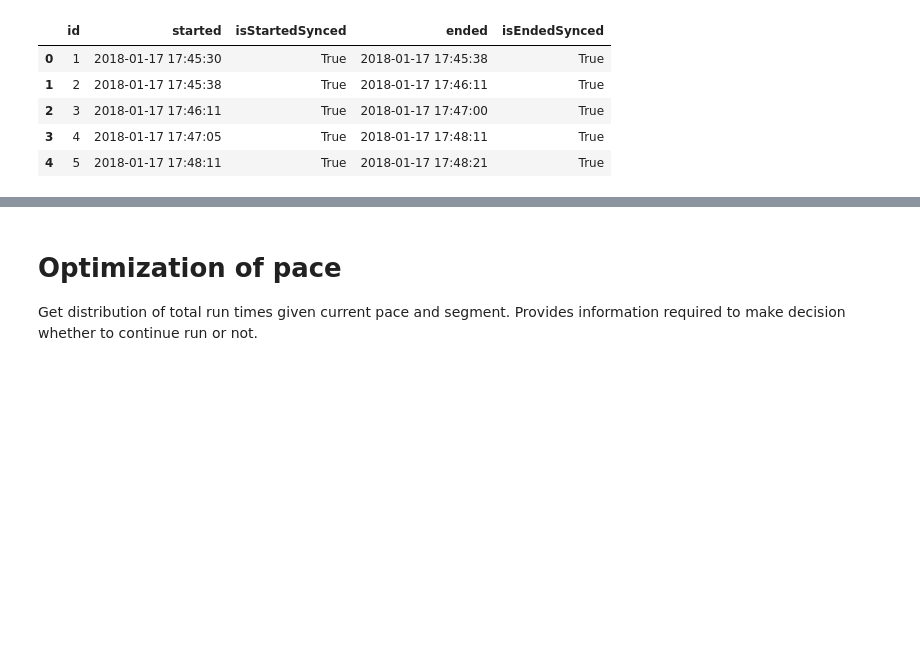
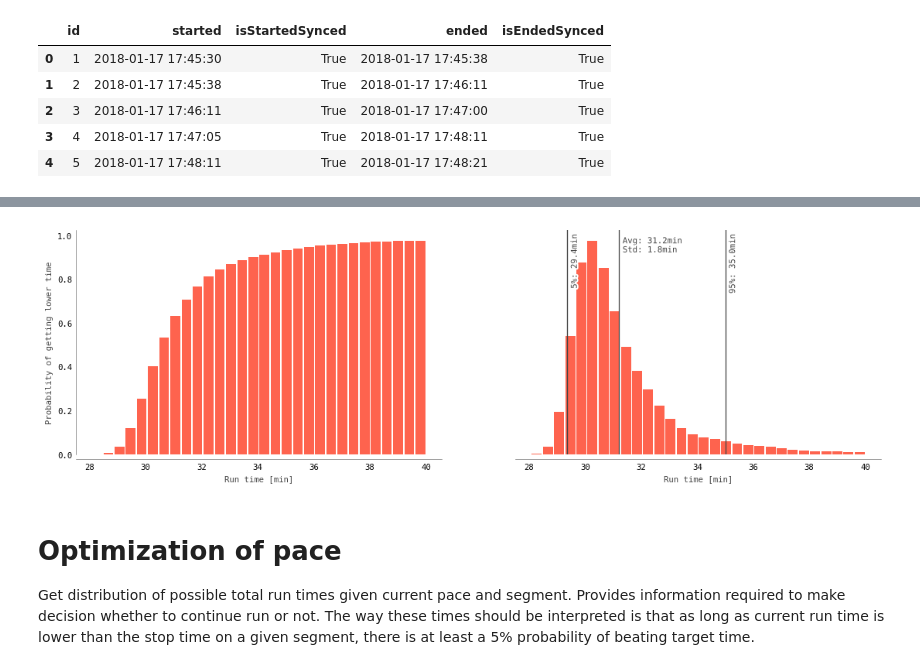
Before and after one commit to catalinaboy/hlspeedrun, a Jupyter notebook: analysis/analysis.ipynb, the cells around one changed output, grey strips where cells are left out. Cells and saved outputs as stored; diff of their text form; code cells hidden in the pictures; blank space fills up the shorter version.

Commit message:
optimized pace

```diff
--- a/analysis/analysis.ipynb
+++ b/analysis/analysis.ipynb
@@ -131,3 +156,60 @@ for segment, df in segments.groupby("Name", sort=True):
+# %%
+n = 1_000_000  # number of samples
+cutoff = 40  # duration in minutes, beyond which a run makes no sense (discard unrealistic run times)
+
+run_times = np.array(
+    [
+        np.random.choice(df.loc[:, "GameTime"].values.astype(float) / 1e9, size=n, replace=True)
+        for _, df in segments.groupby("Name", sort=False)
+    ]
+).sum(axis=0) / 60
+run_times = run_times[run_times < cutoff]
+pdf, bin_edges = np.histogram(run_times, bins=30)
+cdf = np.cumsum(pdf) / n
+bin_edges = np.convolve(bin_edges, [0.5, 0.5], mode='valid')
+# %%
+with plt.rc_context(rc=plot_style):
+    fig, (ax1, ax2) = plt.subplots(nrows=1, ncols=2, figsize=(14, 4), dpi=96)
+    for ax in [ax1, ax2]:
+        ax.spines["right"].set_visible(False)
+        ax.spines["top"].set_visible(False)
+        ax.spines["bottom"].set_position(("outward", 5))
+        ax.tick_params(axis="x", which="both", length=0)
+    ax1.tick_params(axis="y", which="both", length=0)
+    ax2.spines["left"].set_visible(False)
+    ax2.tick_params(axis="y", which="both", labelleft=False, length=0)
+
+    ax1.bar(
+        bin_edges, cdf,
+        width=(bin_edges.max() - bin_edges.min()) / len(bin_edges) * 0.9,
+        facecolor="#FE634E", edgecolor="None", lw=0, zorder=10
+    )
+    ax1.set_xlabel("Run time [min]")
+    ax1.set_ylabel("Probability of getting lower time")
+
+    ax2.hist(run_times, bins=30, density=True, rwidth=0.9, facecolor="#FE634E", edgecolor="None", lw=0, zorder=10)
+    mean = run_times.mean()
+    std = run_times.std()
+    ax2.axvline(mean, lw=1, ls="-", color="#454545", zorder=15)
+    ax2.text(
+        x=mean+np.diff(ax2.get_xlim())[0] * 0.01,
+        y=ax2.get_ylim()[1] * 0.9,
+        s=f"Avg: {mean:.1f}min\nStd: {std:.1f}min", zorder=20, fontsize=8, fontfamily="monospace",
+        path_effects=[matplotlib.patheffects.withStroke(linewidth=3, foreground="w")]
+    )
+    ax2.set_xlabel("Run time [min]")
+
+    for percentile in [5, 95]:
+        ax2.axvline(np.percentile(run_times, percentile), lw=1, ls="-", color="#454545", zorder=15)
+        ax2.text(
+            x=np.percentile(run_times, percentile)+np.diff(ax2.get_xlim())[0] * 0.02,
+            y=ax2.get_ylim()[1] * 0.98,
+            s=f"{percentile:d}%: {np.percentile(run_times, percentile):.1f}min",
+            ha="center", va="top", zorder=20, fontsize=8, fontfamily="monospace", rotation=90,
+            path_effects=[matplotlib.patheffects.withStroke(linewidth=3, foreground="w")]
+        )
+# %% [output]
+[figure, added]
 # %% [markdown]
 # Optimization of pace
-Get distribution of total run times given current pace and segment. Provides information required to make decision whether to continue run or not.
+Get distribution of possible total run times given current pace and segment. Provides information required to make decision whether to continue run or not. The way these times should be interpreted is that as long as current run time is lower than the stop time on a given segment, there is at least a 5% probability of beating target time.
```
Also changed, not shown: parts of 6 cells of this notebook.
